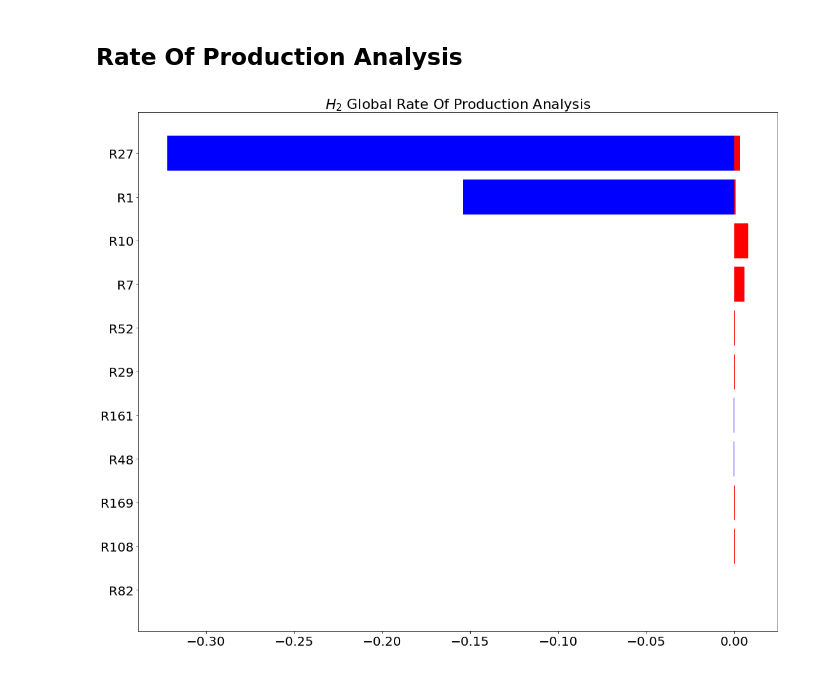
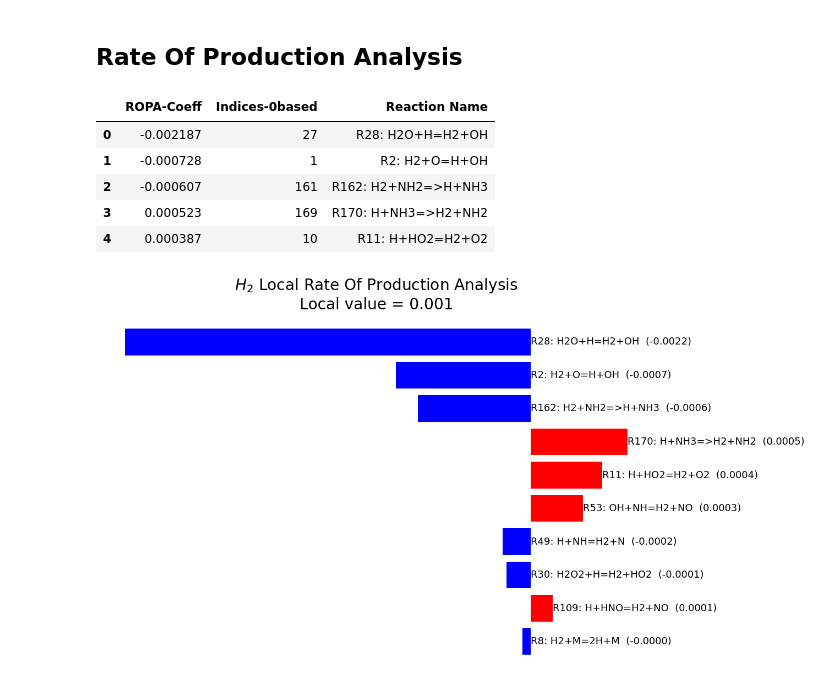
Before and after one commit to tdinelli/pySMOKEPostProcessor, a Jupyter notebook: examples/ROPA.ipynb, the cells around one changed output. Cells and saved outputs as stored; diff of their text form; code cells hidden in the pictures.

```diff
--- a/examples/ROPA.ipynb
+++ b/examples/ROPA.ipynb
@@ -17,23 +62,42 @@ PostProcessor = pySMOKEpostproccesor(kineticmechanismFolder = kineticFolder,
 # %%
 specie = "H2"
 
-coefficients, indexes = PostProcessor.RateOfProductionAnalysis(specie=specie,
-                                                               ropatype='global',
-                                                               numberofreactions=15)
+coefficients, indexes, names = PostProcessor.RateOfProductionAnalysis(specie=specie,
+                                                                      ropatype='local',
+                                                                      ropalocalvalue = 0.001,
+                                                                      numberofreactions=10)
+dic = {'ROPA-Coeff': coefficients,'Indices-0based': indexes, 'Reaction Name': names}
+df = pd.DataFrame(dic)
+df.head()
+# %% [output]
+|  | ROPA-Coeff | Indices-0based | Reaction Name |
+| 0 | -0.002187 | 27 | R28: H2O+H=H2+OH |
+| 1 | -0.000728 | 1 | R2: H2+O=H+OH |
+| 2 | -0.000607 | 161 | R162: H2+NH2=>H+NH3 |
+| 3 | 0.000523 | 169 | R170: H+NH3=>H2+NH2 |
+| 4 | 0.000387 | 10 | R11: H+HO2=H2+O2 |
-# %%
-colori = []
-names = [f"R{i}" for i in indexes]
-for i in coefficients:
-    if (i>=0):
-        colori.append('red')
-    else:
-        colori.append('blue')
-plt.rcParams["figure.figsize"]=18,15
-plt.title("$H_{2}$ Global Rate Of Production Analysis", fontsize=22)
-plt.barh(names,coefficients, color = colori)
-plt.yticks(fontsize = 20)
-plt.xticks(fontsize = 20)
-plt.gca().invert_yaxis()
-plt.show()
-# %% [output]
-[figure, removed]
+# %%
+fig = plt.figure(figsize=(18, 12))
+ax = plt.subplot()
+ax.set_title("$H_{2}$ Local Rate Of Production Analysis\nLocal value = 0.001", fontsize=28)
+bar = ax.barh(df.index, df['ROPA-Coeff'], color = (df['ROPA-Coeff'] >=0.).map({True:'red', False:'blue'}))
+for idx, i in enumerate(bar):
+    x = i.get_width()
+    y = i.get_y()+0.5*i.get_height()
+    if(x<0):
+        ax.text(0, y,
+            df['Reaction Name'][idx] + "  (" + str('{:6.4f}'.format(df["ROPA-Coeff"][idx])) + ")",
+            va='center', fontsize=18)
+    else:
+        ax.text(x, y,
+            df['Reaction Name'][idx] + "  (" + str('{:6.4f}'.format(df["ROPA-Coeff"][idx])) + ")",
+            va='center', fontsize=18)
+
+ax.set_yticks(np.arange(0, 10, 1))
+ax.set_yticklabels([])
+ax.set_xticklabels([])
+ax.axis("off")
+ax.invert_yaxis()
+plt.show()
+# %% [output]
+[figure, added]
```
Also changed, not shown: parts of 9 cells of this notebook.
